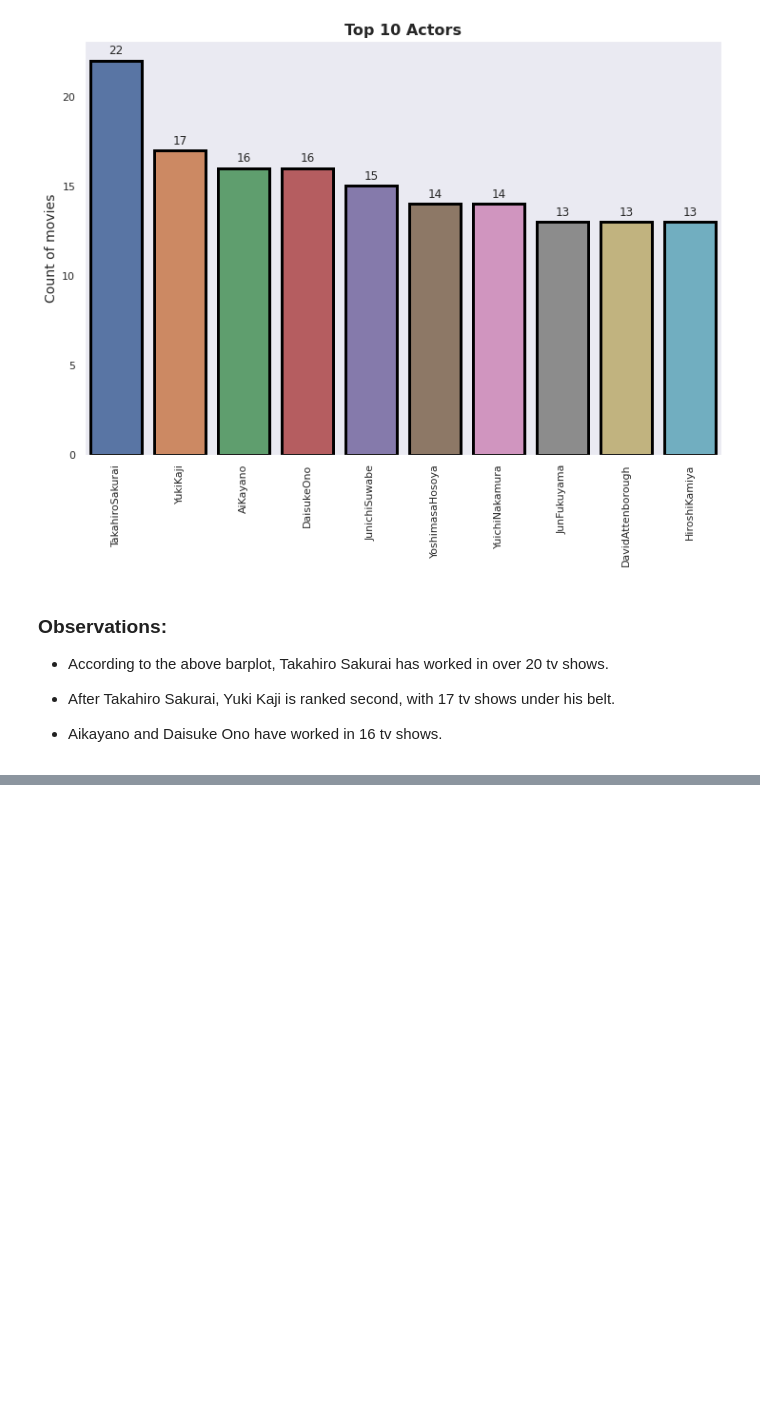
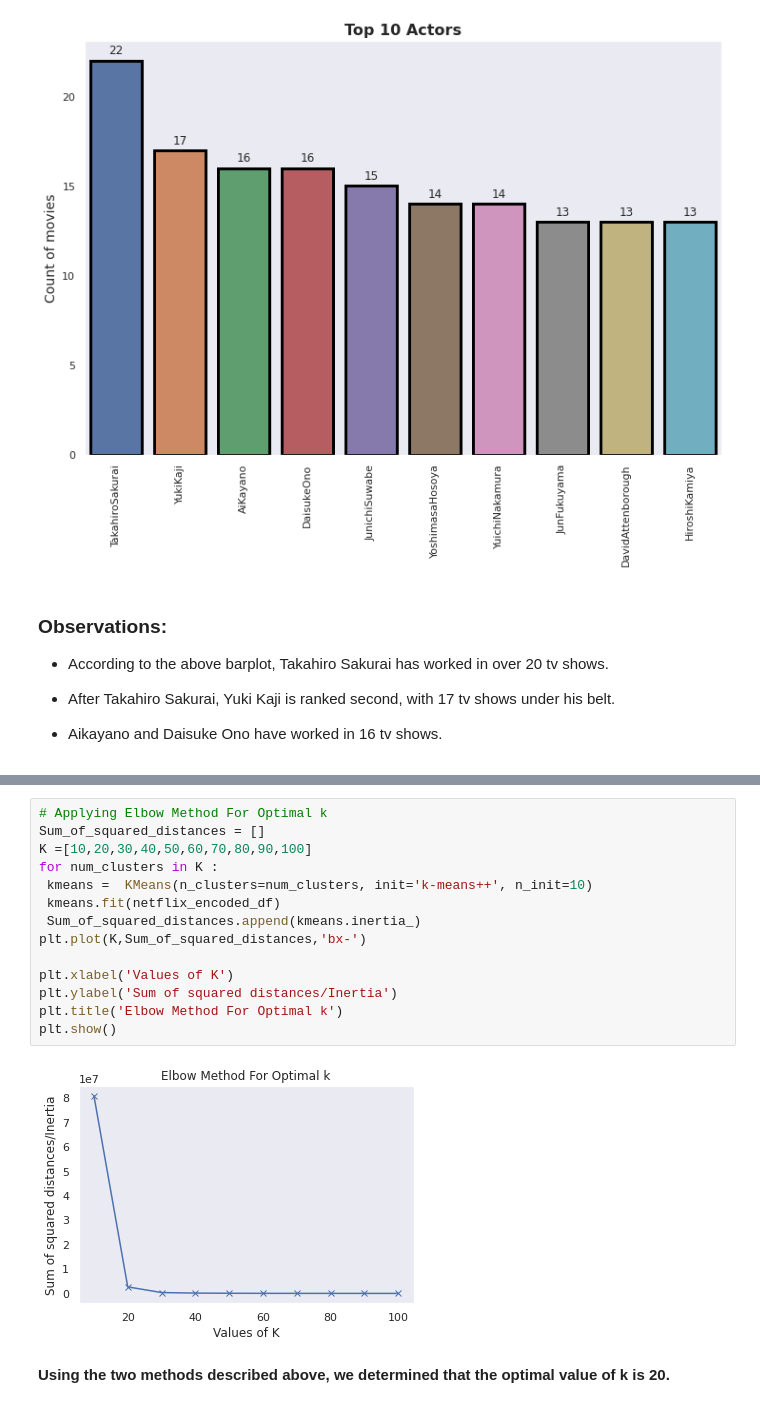
Before and after one commit to aryarajat/NETFLIX-MOVIES-AND-TV-SHOWS-CLUSTERING, a Jupyter notebook: NETFLIX_MOVIES_AND_TV_SHOWS_CLUSTERING.ipynb, the cells around one changed output, grey strips where cells are left out. Drawn from its saved outputs; the diff is of its cells as text; blank space fills up the shorter version.

```diff
--- a/NETFLIX_MOVIES_AND_TV_SHOWS_CLUSTERING.ipynb
+++ b/NETFLIX_MOVIES_AND_TV_SHOWS_CLUSTERING.ipynb
@@ -1021,0 +1192,18 @@ for p in ax.patches:
+# %%
+# Applying Elbow Method For Optimal k
+Sum_of_squared_distances = []
+K =[10,20,30,40,50,60,70,80,90,100]
+for num_clusters in K :
+ kmeans =  KMeans(n_clusters=num_clusters, init='k-means++', n_init=10)
+ kmeans.fit(netflix_encoded_df)
+ Sum_of_squared_distances.append(kmeans.inertia_)
+plt.plot(K,Sum_of_squared_distances,'bx-')
+
+plt.xlabel('Values of K')
+plt.ylabel('Sum of squared distances/Inertia')
+plt.title('Elbow Method For Optimal k')
+plt.show()
+# %% [output]
+[figure, added]
+# %% [markdown]
+**Using the two methods described above, we determined that the optimal value of k is 20.**
```
Also changed, not shown: parts of 32 cells of this notebook.
